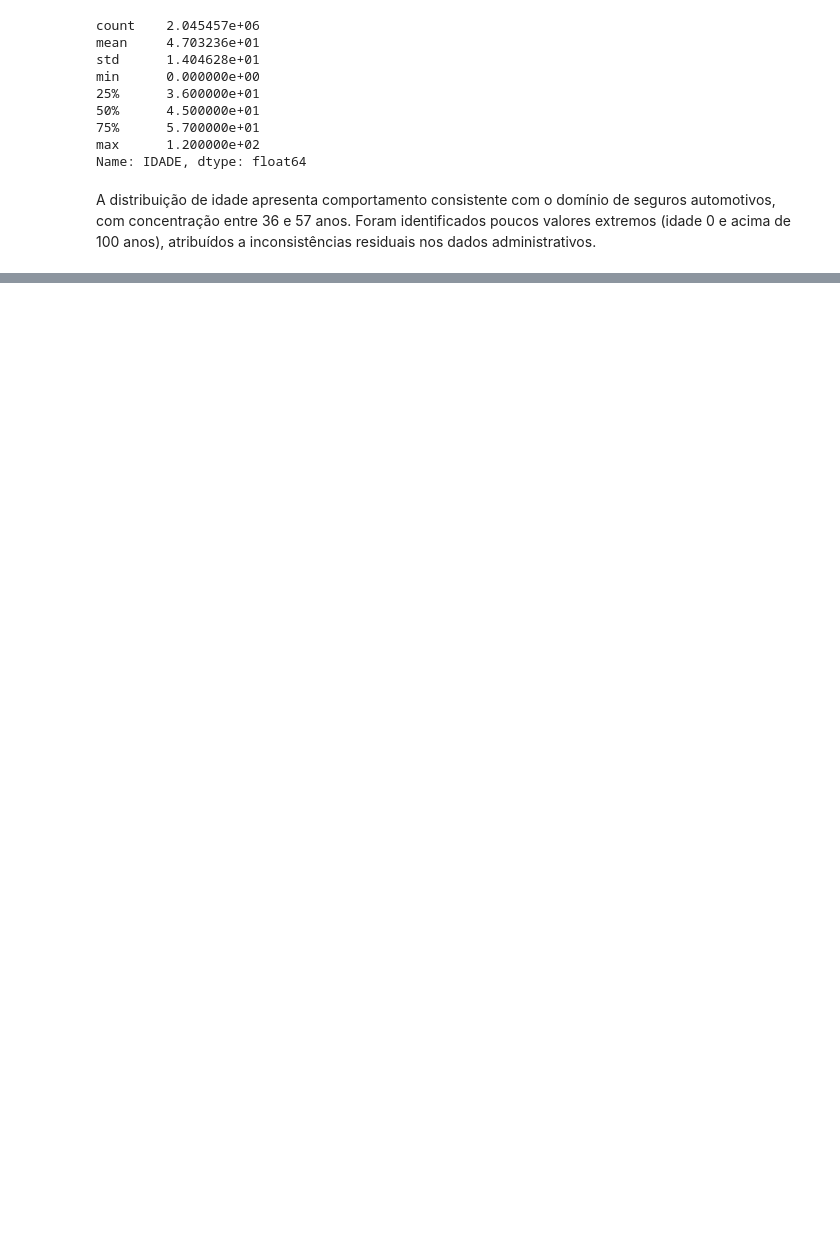
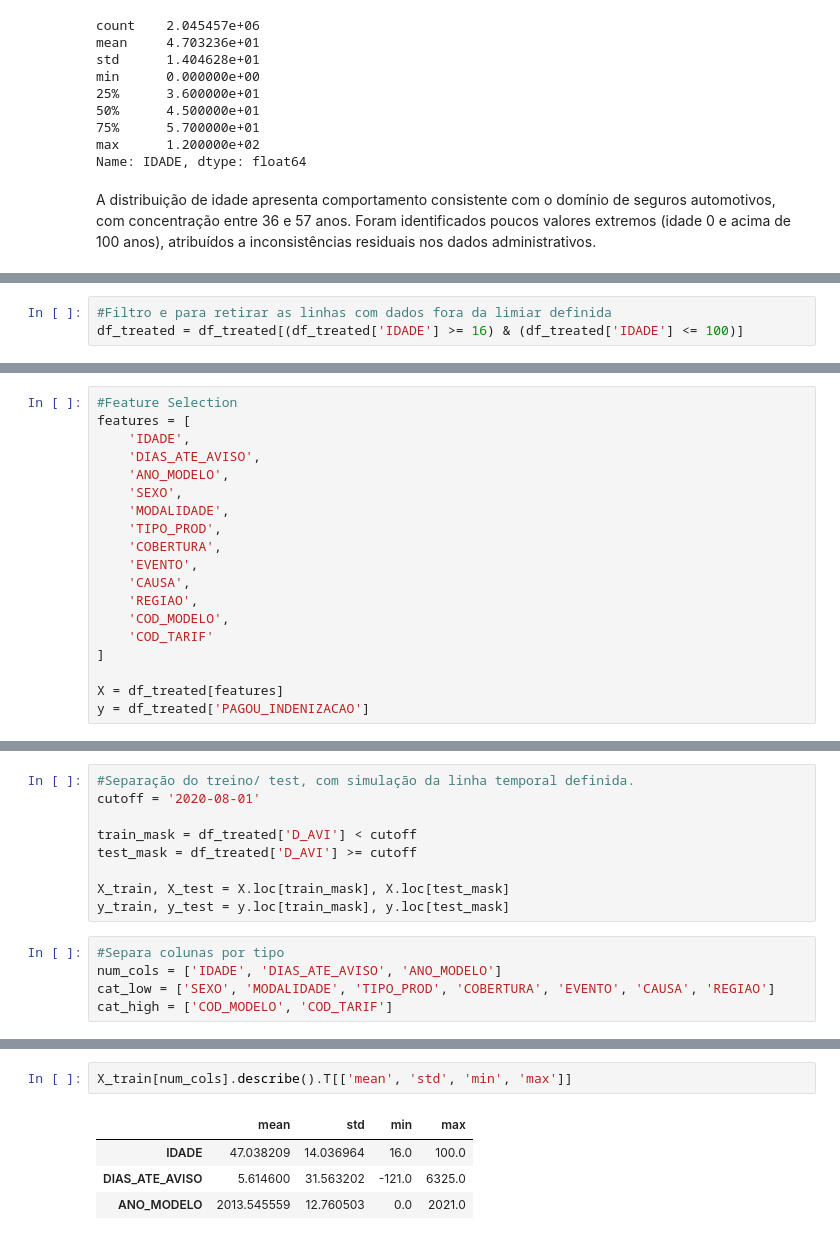
Before and after one commit to Lopeslucas/Data-Science, a Jupyter notebook: [SUSEP] - Seguro Auto/EDA.ipynb, the cells around one changed output, grey strips where cells are left out. Saved outputs shown, nothing was run; the diff lists cells and outputs as text; blank space fills up the shorter version.

```diff
--- a/[SUSEP] - Seguro Auto/EDA.ipynb
+++ b/[SUSEP] - Seguro Auto/EDA.ipynb
@@ -548,0 +587,3 @@ X_train, X_test, y_train, y_test = train_test_split(
+# %%
+#Filtro e para retirar as linhas com dados fora da limiar definida
+df_treated = df_treated[(df_treated['IDADE'] >= 16) & (df_treated['IDADE'] <= 100)]
@@ -548,0 +595,19 @@ X_train, X_test, y_train, y_test = train_test_split(
+# %%
+#Feature Selection
+features = [
+    'IDADE',
+    'DIAS_ATE_AVISO',
+    'ANO_MODELO',
+    'SEXO',
+    'MODALIDADE',
+    'TIPO_PROD',
+    'COBERTURA',
+    'EVENTO',
+    'CAUSA',
+    'REGIAO',
+    'COD_MODELO',
+    'COD_TARIF'
+]
+
+X = df_treated[features]
+y = df_treated['PAGOU_INDENIZACAO']
@@ -548,0 +628,14 @@ X_train, X_test, y_train, y_test = train_test_split(
+# %%
+#Separação do treino/ test, com simulação da linha temporal definida.
+cutoff = '2020-08-01'
+
+train_mask = df_treated['D_AVI'] < cutoff
+test_mask = df_treated['D_AVI'] >= cutoff
+
+X_train, X_test = X.loc[train_mask], X.loc[test_mask]
+y_train, y_test = y.loc[train_mask], y.loc[test_mask]
+# %%
+#Separa colunas por tipo
+num_cols = ['IDADE', 'DIAS_ATE_AVISO', 'ANO_MODELO']
+cat_low = ['SEXO', 'MODALIDADE', 'TIPO_PROD', 'COBERTURA', 'EVENTO', 'CAUSA', 'REGIAO']
+cat_high = ['COD_MODELO', 'COD_TARIF']
@@ -548,0 +678,7 @@ X_train, X_test, y_train, y_test = train_test_split(
+# %%
+X_train[num_cols].describe().T[['mean', 'std', 'min', 'max']]
+# %% [output]
+|  | mean | std | min | max |
+| IDADE | 47.038209 | 14.036964 | 16.0 | 100.0 |
+| DIAS_ATE_AVISO | 5.614600 | 31.563202 | -121.0 | 6325.0 |
+| ANO_MODELO | 2013.545559 | 12.760503 | 0.0 | 2021.0 |
```
Also changed, not shown: parts of 67 cells of this notebook, 2 other files.
